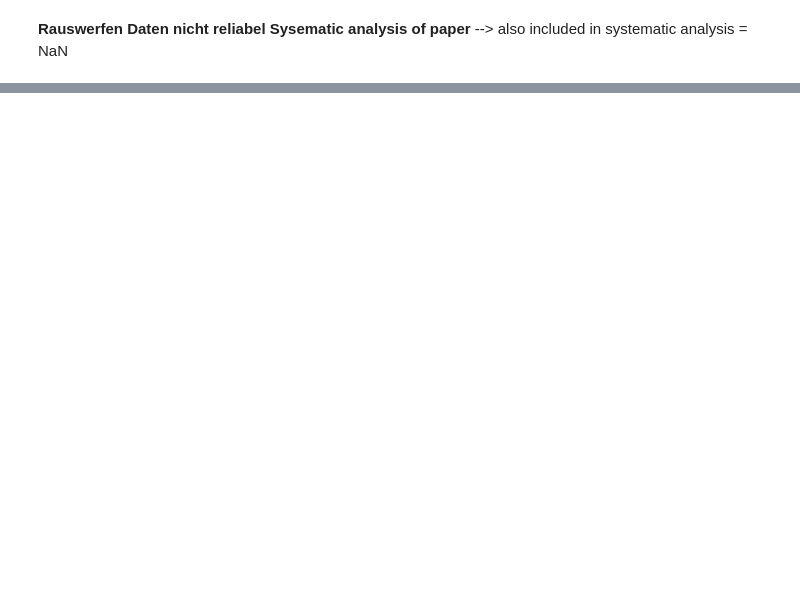
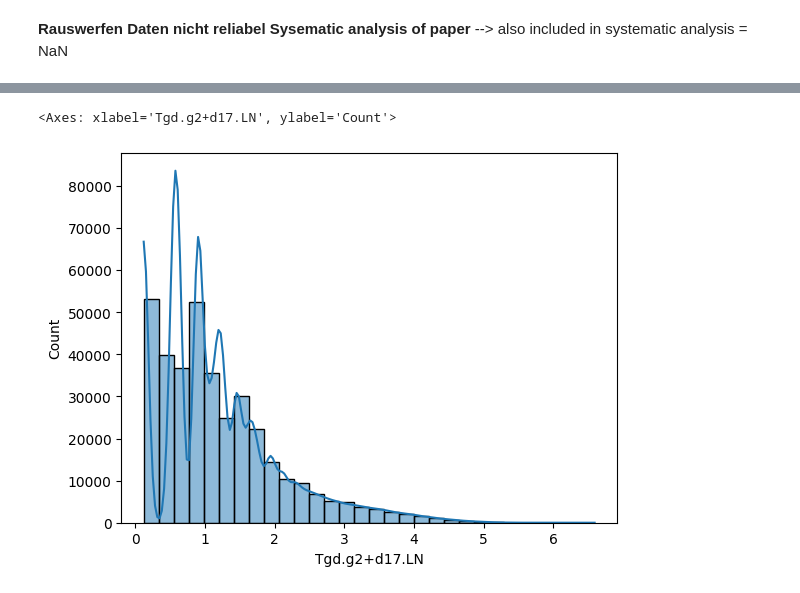
Before and after one commit to datascience-mobi-2026/topic04_team03, a Jupyter notebook: jupyter_rosa.ipynb, the cells around one changed output, grey strips where cells are left out. Cells and saved outputs as stored; diff of their text form; code cells hidden in the pictures; blank space fills up the shorter version.

```diff
--- a/jupyter_rosa.ipynb
+++ b/jupyter_rosa.ipynb
@@ -106,0 +170,5 @@ Name: Included.in.systematic.analysis, Length: 334879, dtype: float64
+# %%
+threshold = -np.log10(0.05)
+ATAC_data_removed = ATAC_data[ATAC_data["_-log10_bestPvalue"] >= threshold].copy()
+ATAC_data_removed.head()
+ATAC_data_removed.__len__()
@@ -106,0 +205,6 @@ Name: Included.in.systematic.analysis, Length: 334879, dtype: float64
+# %%
+def log_transform(df):
+    df_numeric_cols = df.select_dtypes(include=[np.number]).columns
+    log_df = df.copy()
+    log_df[df_numeric_cols] = np.log1p(log_df[df_numeric_cols])
+    return log_df
@@ -106,0 +213,3 @@ Name: Included.in.systematic.analysis, Length: 334879, dtype: float64
+# %%
+log_ATAC = log_transform(ATAC_data_removed)
+log_ATAC.head()
@@ -106,0 +224,5 @@ Name: Included.in.systematic.analysis, Length: 334879, dtype: float64
+# %%
+sns.histplot(log_ATAC["Tgd.g2+d17.LN"], bins=30, kde=True)
+# %% [output]
+<Axes: xlabel='Tgd.g2+d17.LN', ylabel='Count'>
+[figure, added]
```
Also changed, not shown: parts of 35 cells of this notebook.
